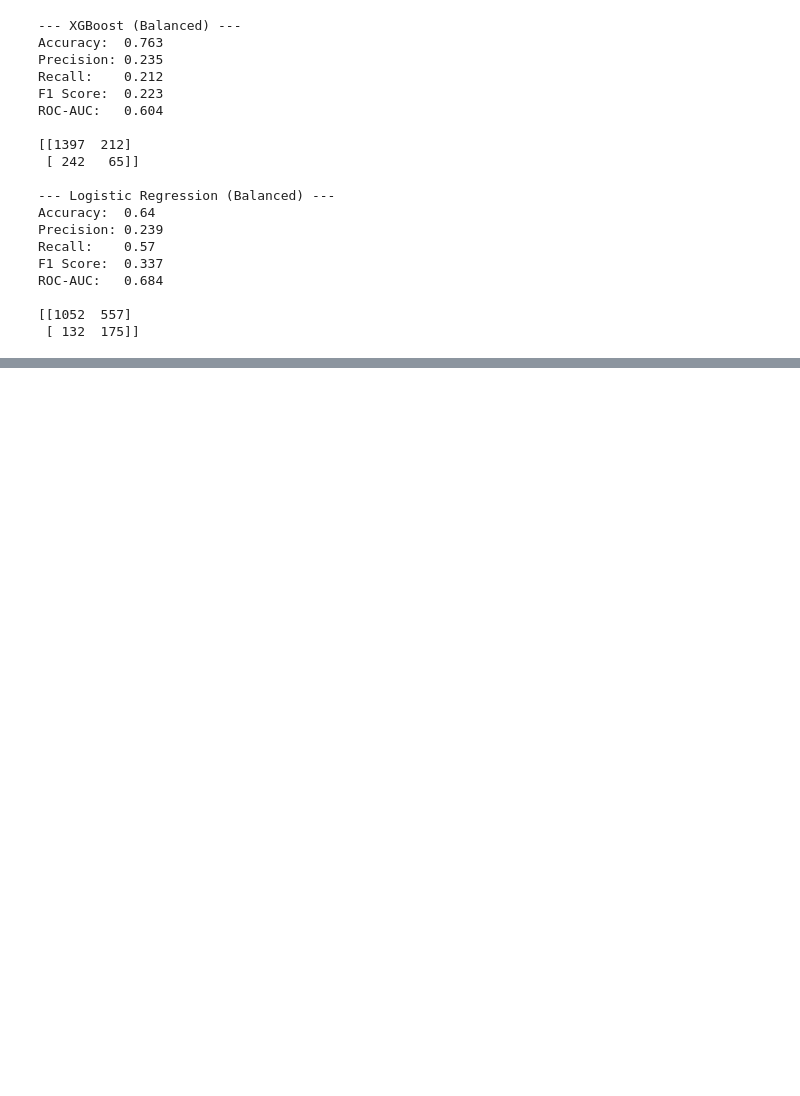
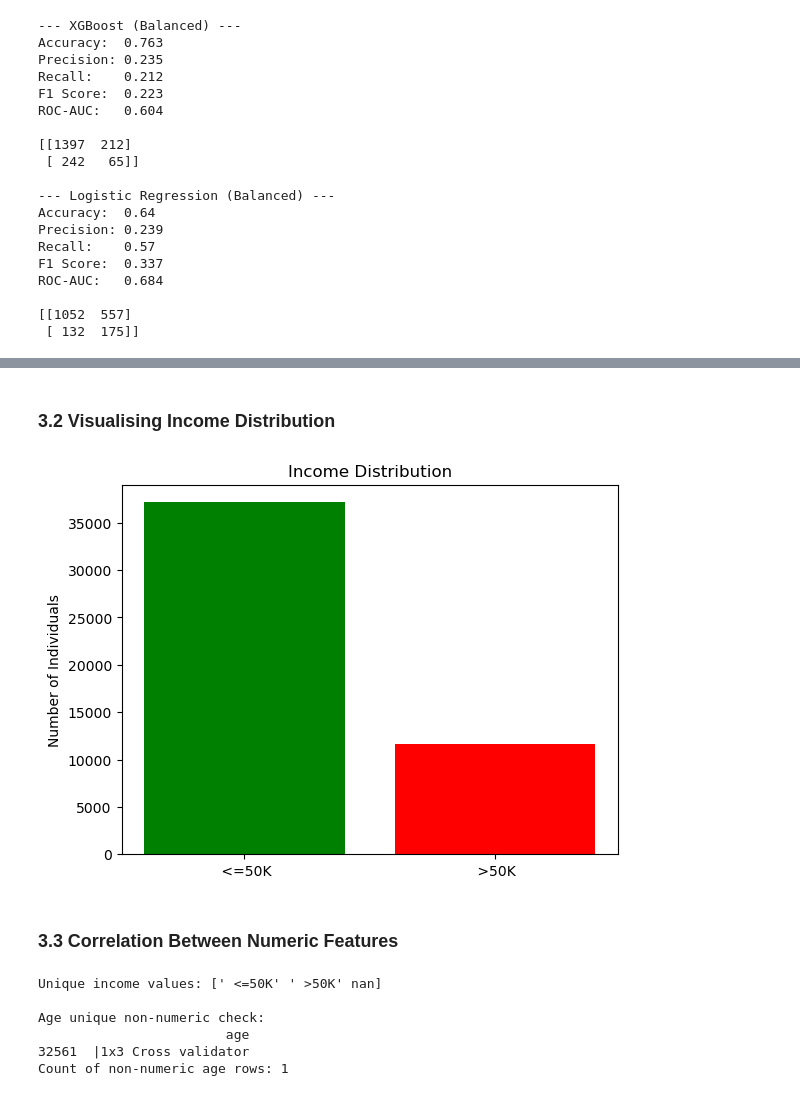
Before and after one commit to shreyassharma3002/model_risk_analysis, a Jupyter notebook: model_risk_analysis.ipynb, the cells around one changed output, grey strips where cells are left out. Saved outputs shown, nothing was run; the diff lists cells and outputs as text; code cells hidden in the pictures; blank space fills up the shorter version.

```diff
--- a/model_risk_analysis.ipynb
+++ b/model_risk_analysis.ipynb
@@ -251,0 +241,11 @@ ROC-AUC:   0.684
+# %%
+columns = ['age', 'workclass', 'fnlwgt', 'education', 'education_num',
+           'marital_status', 'occupation', 'relationship', 'race', 'sex',
+           'capital_gain', 'capital_loss', 'hours_per_week', 'native_country', 'income']
+
+adult_train = pd.read_csv('adult_train.csv', header=None, names=columns, na_values=' ?', skipinitialspace=True, skiprows=1)
+adult_test = pd.read_csv('adult_test.csv', header=None, names=columns, na_values=' ?', skipinitialspace=True, skiprows=1)
+
+print("Train shape:", adult_train.shape)
+print("Test shape:", adult_test.shape)
+adult_train.head()
@@ -251,0 +324,9 @@ ROC-AUC:   0.684
+# %%
+# Fix trailing period in test labels
+adult_test['income'] = adult_test['income'].str.rstrip('.')
+
+# Combine into one dataset
+adult = pd.concat([adult_train, adult_test], ignore_index=True)
+
+print("Combined shape:", adult.shape)
+print(adult['income'].value_counts())
@@ -251,0 +343,6 @@ ROC-AUC:   0.684
+# %%
+adult['workclass'] = adult['workclass'].fillna('Unknown')
+adult['occupation'] = adult['occupation'].fillna('Unknown')
+adult['native_country'] = adult['native_country'].fillna('Unknown')
+
+print(adult.isnull().sum())
@@ -251,0 +382,28 @@ ROC-AUC:   0.684
+# %% [markdown]
+### 3.2 Visualising Income Distribution
+# %%
+counts = adult['income'].value_counts()
+colors = ['green', 'red']  # <=50K = green, >50K = red
+
+plt.bar(counts.index, counts.values, color=colors)
+plt.title('Income Distribution')
+plt.ylabel('Number of Individuals')
+plt.show()
+# %% [output]
+[figure, added]
+# %% [markdown]
+### 3.3 Correlation Between Numeric Features
+# %%
+print("Unique income values:", adult['income'].unique())
+print()
+print("Age unique non-numeric check:")
+non_numeric_ages = adult[~adult['age'].astype(str).str.strip().str.isdigit()]
+print(non_numeric_ages[['age']].head(10))
+print("Count of non-numeric age rows:", len(non_numeric_ages))
+# %% [output]
+Unique income values: [' <=50K' ' >50K' nan]
+
+Age unique non-numeric check:
+                        age
+32561  |1x3 Cross validator
+Count of non-numeric age rows: 1
```
Also changed, not shown: parts of 28 cells of this notebook.
